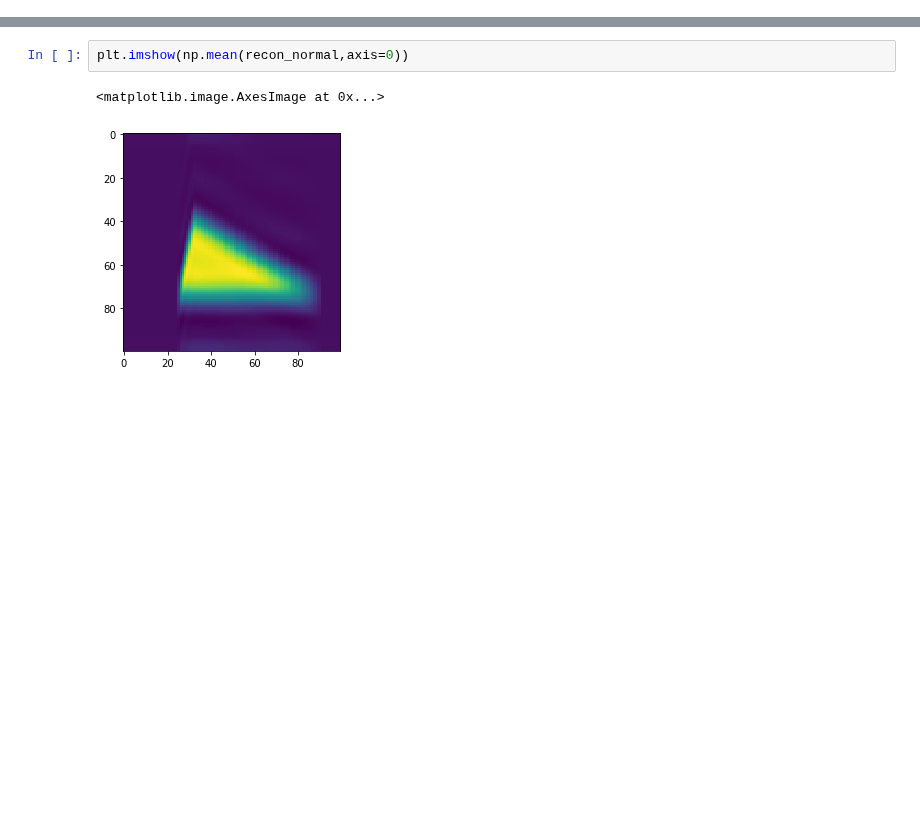
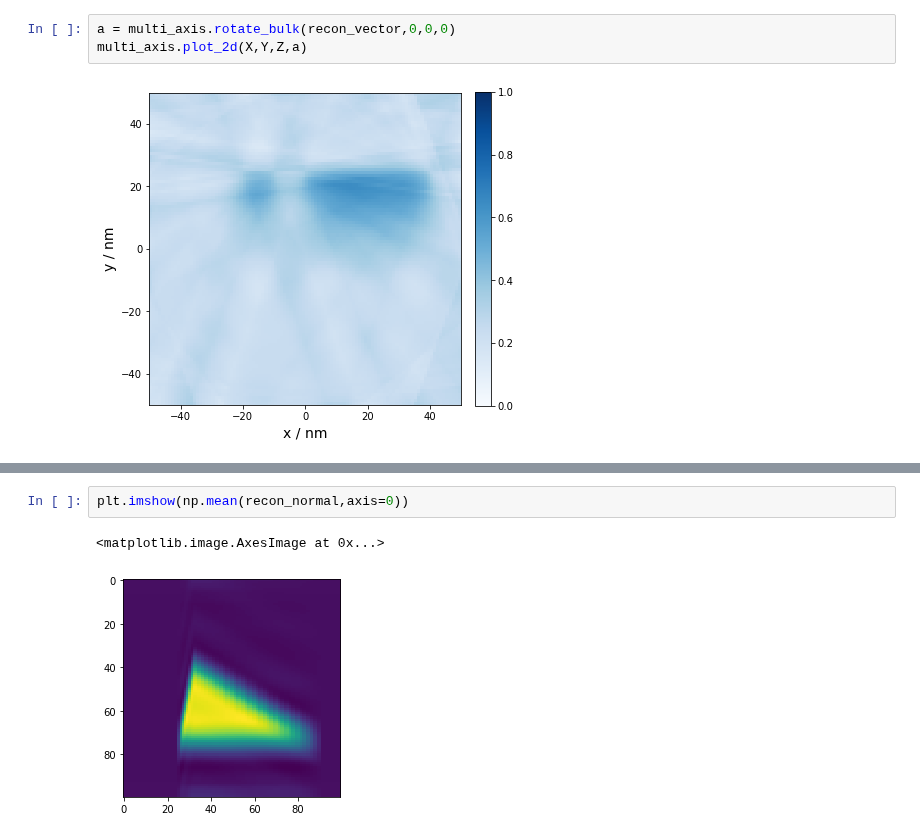
Before and after one commit to grlewis333/phd-work, a Jupyter notebook: multi-axis-tomo/scalar-rot-proj.ipynb, the cells around one changed output, grey strips where cells are left out. Saved outputs shown, nothing was run; the diff lists cells and outputs as text; blank space fills up the shorter version.

```diff
--- a/multi-axis-tomo/scalar-rot-proj.ipynb
+++ b/multi-axis-tomo/scalar-rot-proj.ipynb
@@ -177,0 +157,5 @@ plt.imshow(np.mean(recon_vector,axis=0))
+# %%
+a = multi_axis.rotate_bulk(recon_vector,0,0,0)
+multi_axis.plot_2d(X,Y,Z,a)
+# %% [output]
+[figure, added]
```
Also changed, not shown: parts of 34 cells of this notebook, 1 other file.
